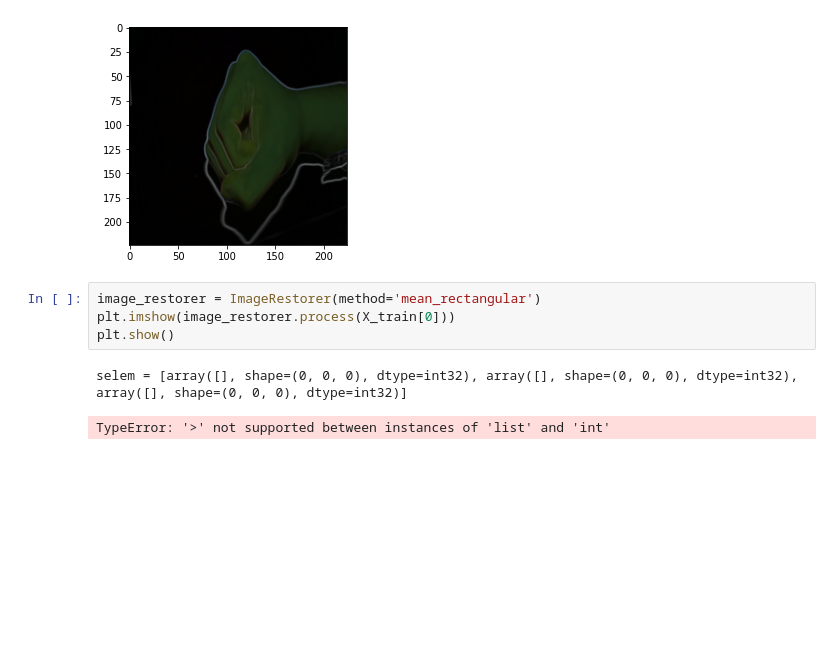
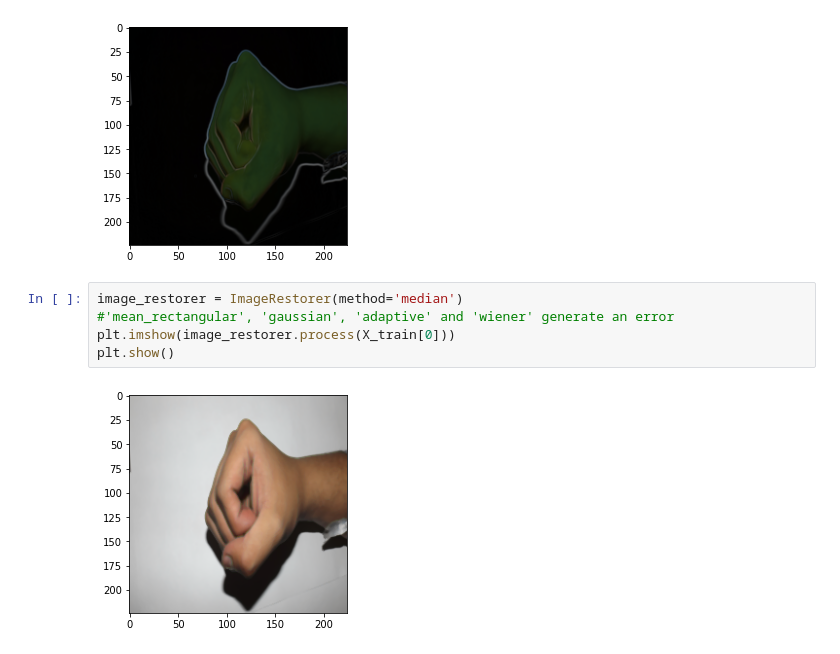
Before and after one commit to MostafaAshraf98/Project-Pattern-Recognition, a Jupyter notebook: main.ipynb, the cells around one changed output. Drawn from its saved outputs; the diff is of its cells as text; blank space fills up the shorter version.

```diff
--- a/main.ipynb
+++ b/main.ipynb
@@ -56,9 +59,9 @@ plt.show()
 # %% [output]
 [figure]
 # %%
-image_restorer = ImageRestorer(method='mean_rectangular')
+image_restorer = ImageRestorer(method='median')
+#'mean_rectangular', 'gaussian', 'adaptive' and 'wiener' generate an error
 plt.imshow(image_restorer.process(X_train[0]))
 plt.show()
 # %% [output]
-selem = [array([], shape=(0, 0, 0), dtype=int32), array([], shape=(0, 0, 0), dtype=int32), array([], shape=(0, 0, 0), dtype=int32)]
-TypeError: '>' not supported between instances of 'list' and 'int'
+[figure, added]
```
Also changed, not shown: parts of 3 cells of this notebook, 3 other files.
